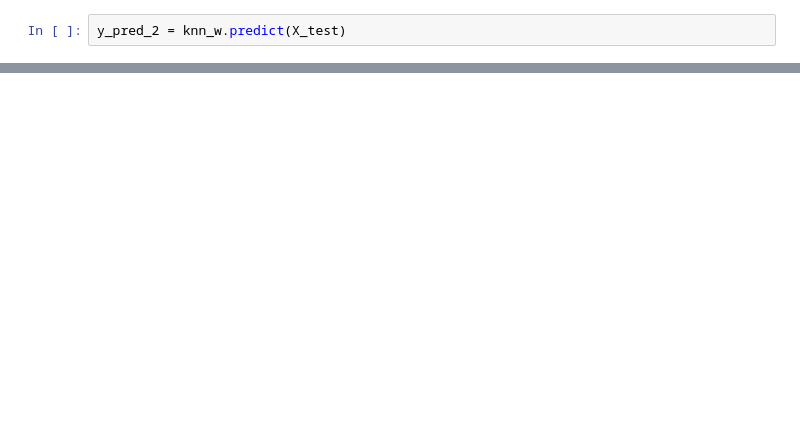
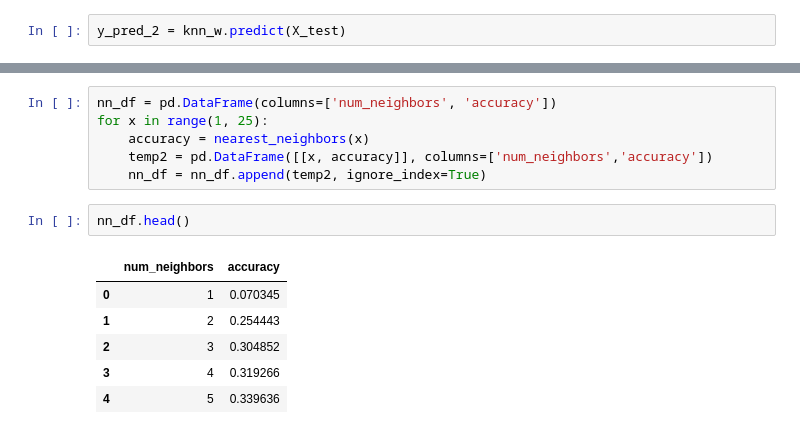
Before and after one commit to perlgirl2002/KNN, a Jupyter notebook: RegressionModelsComparison SIMPLE EXAMPLE.ipynb, the cells around one changed output, grey strips where cells are left out. Saved outputs shown, nothing was run; the diff lists cells and outputs as text; blank space fills up the shorter version.

```diff
--- a/RegressionModelsComparison SIMPLE EXAMPLE.ipynb
+++ b/RegressionModelsComparison SIMPLE EXAMPLE.ipynb
@@ -86,0 +97,15 @@ knn_w.score(X_test, y_test)
+# %%
+nn_df = pd.DataFrame(columns=['num_neighbors', 'accuracy'])
+for x in range(1, 25):
+    accuracy = nearest_neighbors(x)
+    temp2 = pd.DataFrame([[x, accuracy]], columns=['num_neighbors','accuracy'])
+    nn_df = nn_df.append(temp2, ignore_index=True)
+# %%
+nn_df.head()
+# %% [output]
+|  | num_neighbors | accuracy |
+| 0 | 1 | 0.070345 |
+| 1 | 2 | 0.254443 |
+| 2 | 3 | 0.304852 |
+| 3 | 4 | 0.319266 |
+| 4 | 5 | 0.339636 |
```
Also changed, not shown: parts of 7 cells of this notebook.
